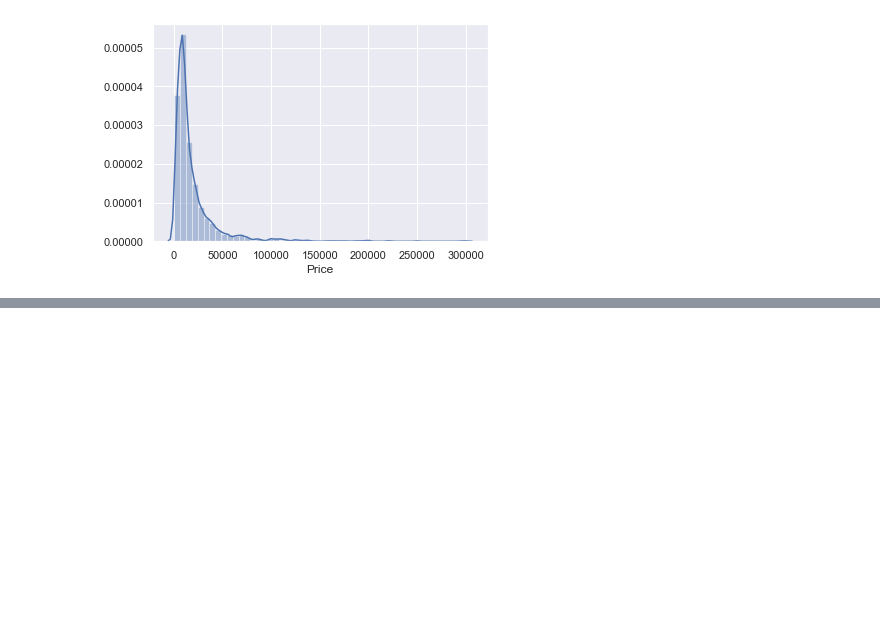
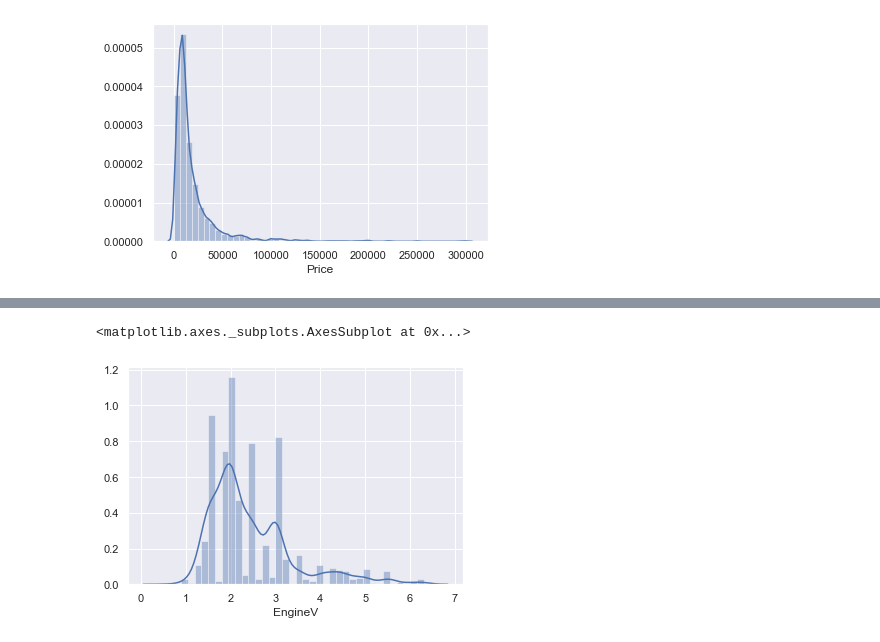
Before and after one commit to lucky21112/LinearRegression, a Jupyter notebook: project1.ipynb, the cells around one changed output, grey strips where cells are left out. Drawn from its saved outputs; the diff is of its cells as text; code cells hidden in the pictures; blank space fills up the shorter version.

```diff
--- a/project1.ipynb
+++ b/project1.ipynb
@@ -73,0 +103,8 @@ sns.distplot(clean['Price'])
+# %%
+
+
+data_3=data_2[data_2['EngineV']<6.5]
+sns.distplot(data_3['EngineV'])
+# %% [output]
+<matplotlib.axes._subplots.AxesSubplot at 0x...>
+[figure, added]
```
Also changed, not shown: parts of 44 cells of this notebook.
